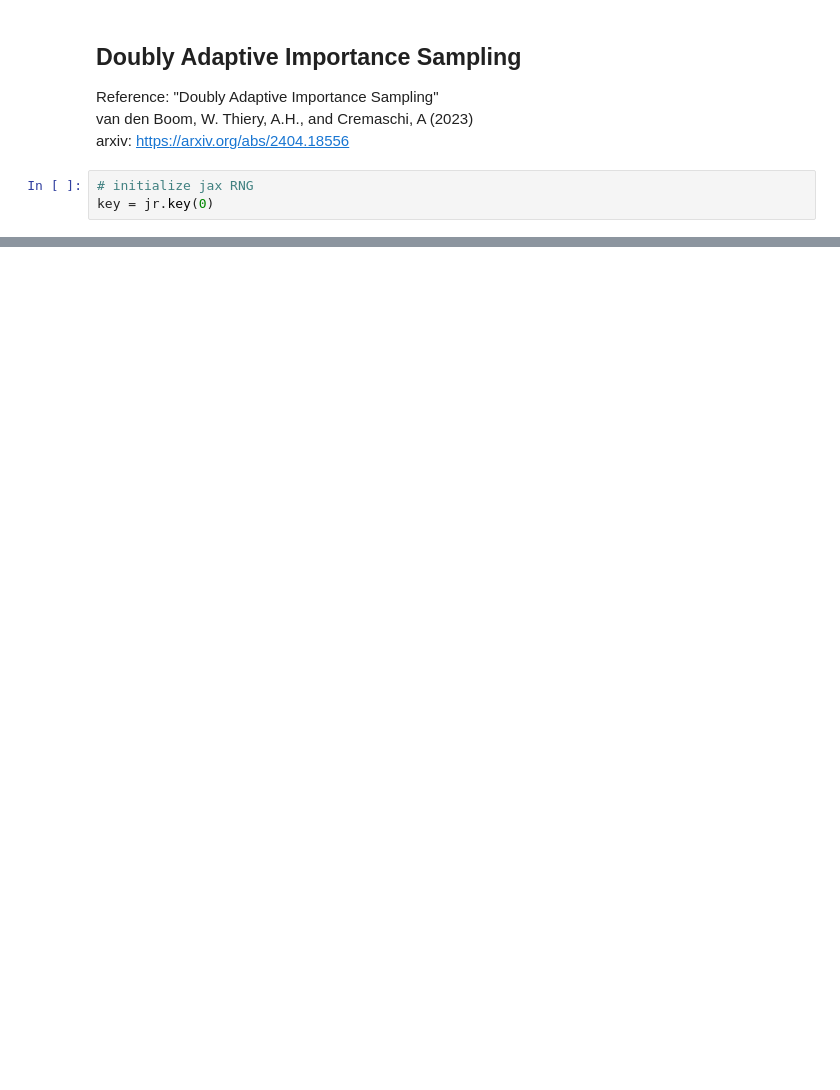
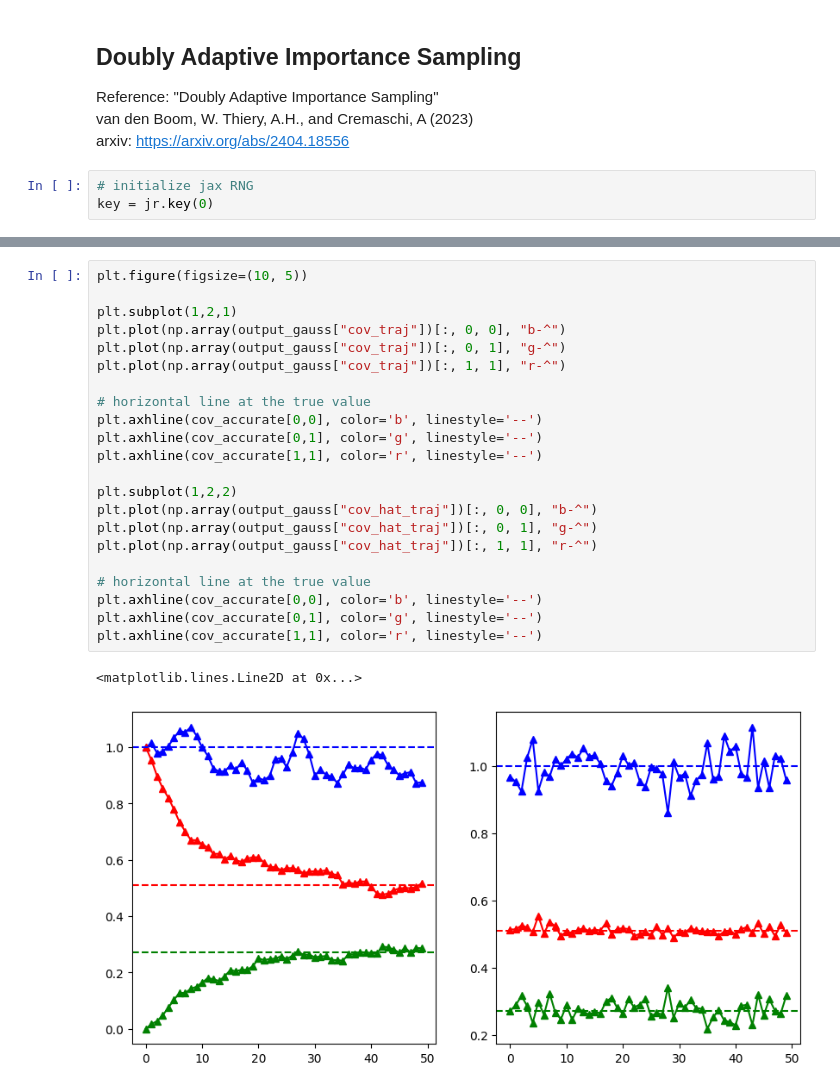
Before and after one commit to alexxthiery/mcjax, a Jupyter notebook: notebooks/importance_sampling/DAIS.ipynb, the cells around one changed output, grey strips where cells are left out. Drawn from its saved outputs; the diff is of its cells as text; blank space fills up the shorter version.

```diff
--- a/notebooks/importance_sampling/DAIS.ipynb
+++ b/notebooks/importance_sampling/DAIS.ipynb
@@ -84,0 +155,25 @@ output_student = gais.run(key = key_,
+# %%
+plt.figure(figsize=(10, 5))
+
+plt.subplot(1,2,1)
+plt.plot(np.array(output_gauss["cov_traj"])[:, 0, 0], "b-^")
+plt.plot(np.array(output_gauss["cov_traj"])[:, 0, 1], "g-^")
+plt.plot(np.array(output_gauss["cov_traj"])[:, 1, 1], "r-^")
+
+# horizontal line at the true value
+plt.axhline(cov_accurate[0,0], color='b', linestyle='--')
+plt.axhline(cov_accurate[0,1], color='g', linestyle='--')
+plt.axhline(cov_accurate[1,1], color='r', linestyle='--')
+
+plt.subplot(1,2,2)
+plt.plot(np.array(output_gauss["cov_hat_traj"])[:, 0, 0], "b-^")
+plt.plot(np.array(output_gauss["cov_hat_traj"])[:, 0, 1], "g-^")
+plt.plot(np.array(output_gauss["cov_hat_traj"])[:, 1, 1], "r-^")
+
+# horizontal line at the true value
+plt.axhline(cov_accurate[0,0], color='b', linestyle='--')
+plt.axhline(cov_accurate[0,1], color='g', linestyle='--')
+plt.axhline(cov_accurate[1,1], color='r', linestyle='--')
+# %% [output]
+<matplotlib.lines.Line2D at 0x...>
+[figure, added]
```
Also changed, not shown: parts of 10 cells of this notebook, 11 other files.
